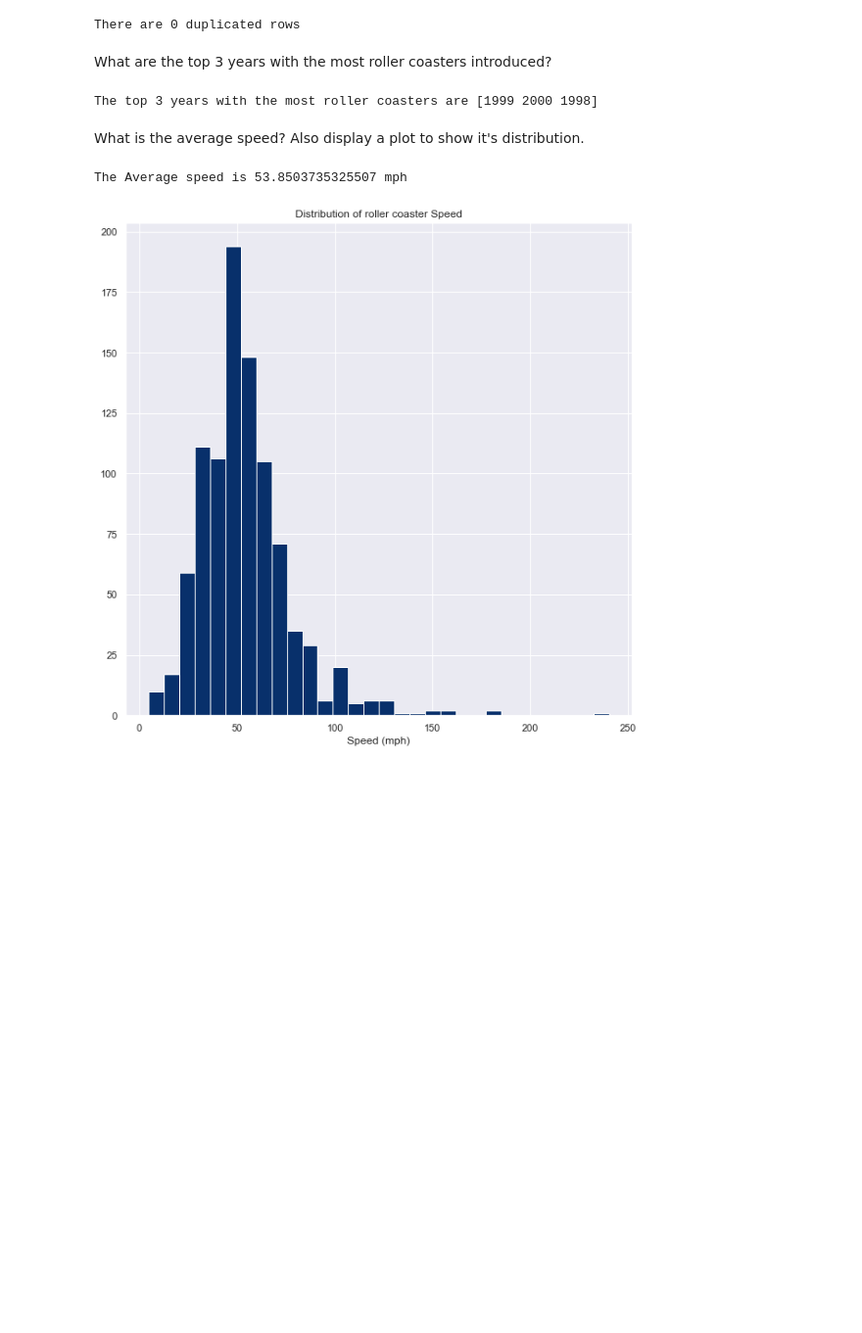
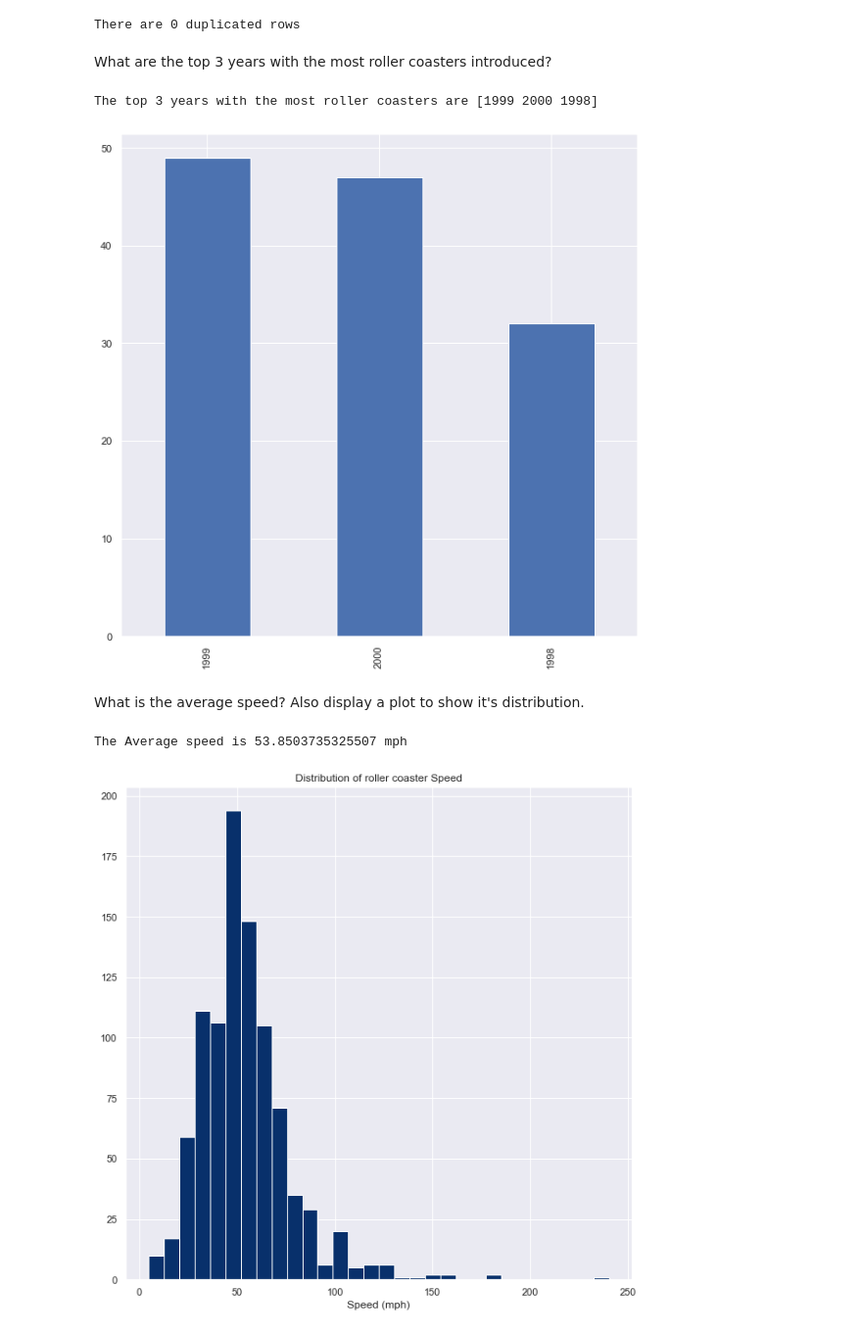
Before and after one commit to joshuaati/python_practice, a Jupyter notebook: 4 Data in Motion Challange/Week 7 pandas.ipynb, the cells around one changed output. Shown: that part at 98% size. Saved outputs shown, nothing was run; the diff lists cells and outputs as text; code cells hidden in the pictures; blank space fills up the shorter version.

Commit message:
Adjusted Charts

```diff
--- a/4 Data in Motion Challange/Week 7 pandas.ipynb
+++ b/4 Data in Motion Challange/Week 7 pandas.ipynb
@@ -85,6 +85,10 @@ top_3 = week7['Year_Introduced'].value_counts()[:3].index.values
 print(f'The top 3 years with the most roller coasters are {top_3}')
 # %% [output]
 The top 3 years with the most roller coasters are [1999 2000 1998]
+# %%
+week7['Year_Introduced'].value_counts()[:3].sort_values(ascending=False).plot(kind='bar');
+# %% [output]
+[figure, added]
 # %% [markdown]
 What is the average speed? Also display a plot to show it's distribution.
 # %%
```
Also changed, not shown: parts of 7 cells of this notebook.
